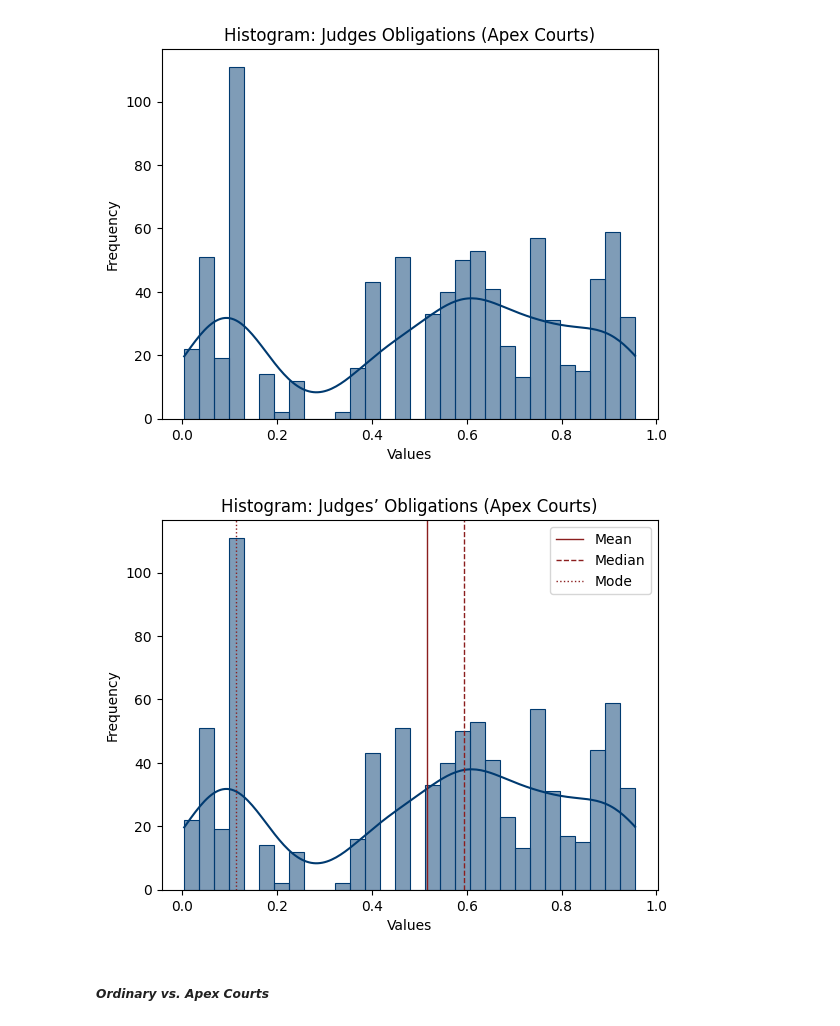
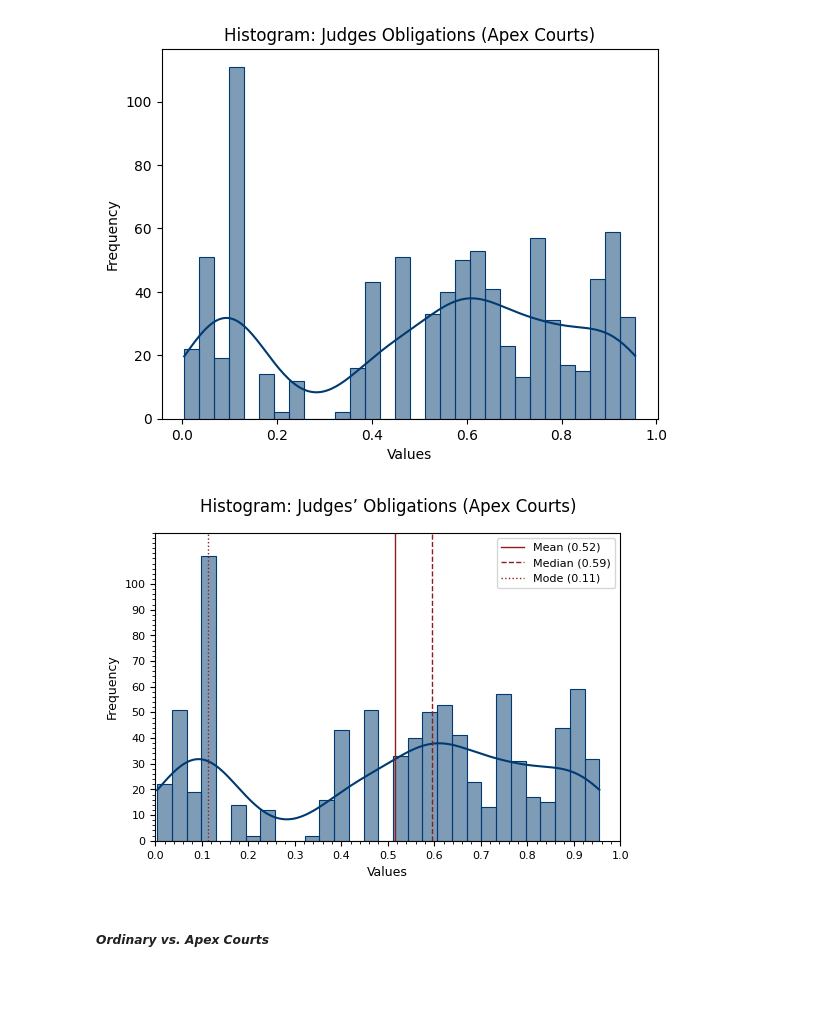
Before and after one commit to najafriederike/judicial_autonomy_project, a Jupyter notebook: notebooks/analysis_judicial-accountability.ipynb, the cells around one changed output. Drawn from its saved outputs; the diff is of its cells as text; code cells hidden in the pictures; blank space fills up the shorter version.

Commit message:
Changes made to figures

```diff
--- a/notebooks/analysis_judicial-accountability.ipynb
+++ b/notebooks/analysis_judicial-accountability.ipynb
@@ -241,37 +291,50 @@ plt.show()
 # %%
 # Plot distribution of judges’ obligation scores for apex courts (incl. mean, median and mode)
 
 # Calculate summary statistics
 mean_val = q1_q2_merge['q2_oblig'].mean()
 median_val = q1_q2_merge['q2_oblig'].median()
 mode_val = q1_q2_merge['q2_oblig'].mode()[0]
+
+# Set figure
+plt.figure(figsize=(6, 4))
 
 # Plot histogram with KDE
 sns.histplot(
     q1_q2_merge['q2_oblig'],
     bins=30,
     color='#003A70',
     edgecolor='#003A70',
     linewidth=0.8,
     kde=True)
 
+# Axes formatting
+plt.xlim(0, 1)
+plt.xticks(np.arange(0, 1.1, 0.1), fontsize=8)
+plt.ylim(0, 120)
+plt.yticks(np.arange(0, 110, 10), fontsize=8)
+plt.minorticks_on()
+
 # Add vertical lines for mean, median, and mode
-plt.axvline(mean_val, color='#8B1E1E', linestyle='-', linewidth=1, label='Mean')
-plt.axvline(median_val, color='#8B1E1E', linestyle='--', linewidth=1, label='Median')
-plt.axvline(mode_val, color='#8B1E1E', linestyle=':', linewidth=1, label='Mode')
+plt.axvline(mean_val, color='#8B1E1E', linestyle='-', linewidth=1, label=f"Mean ({mean_val:.2f})")
+plt.axvline(median_val, color='#8B1E1E', linestyle='--', linewidth=1, label=f"Median ({median_val:.2f})")
+plt.axvline(mode_val, color='#8B1E1E', linestyle=':', linewidth=1, label=f"Mode ({mode_val:.2f})")
 
 # Labels and title
-plt.xlabel('Values')
-plt.ylabel('Frequency')
-plt.title('Histogram: Judges’ Obligations (Apex Courts)')
+plt.xlabel('Values', fontsize=9)
+plt.ylabel('Frequency', fontsize=9)
+plt.title('Histogram: Judges’ Obligations (Apex Courts)', fontsize=12, pad=15)
 
 # Legend
-plt.legend()
+plt.legend(fontsize=8)
 
-# Display the plot
-plt.show()
+# Export figure
+plt.savefig("C:/Users/Friederike/Desktop/HU/Judicial-Autonomy/2026/Figures/histogram-obligations_apex-courts.jpeg", format="jpeg", bbox_inches='tight', pad_inches=0.5, dpi=300)
+
+# Display the figure
+plt.show();
 # %% [output]
-[figure, old version]
+[figure, new version]
 # %% [markdown]
 ##### _Ordinary vs. Apex Courts_
 # %%
```
Also changed, not shown: parts of 3 cells of this notebook, 1 other file.
